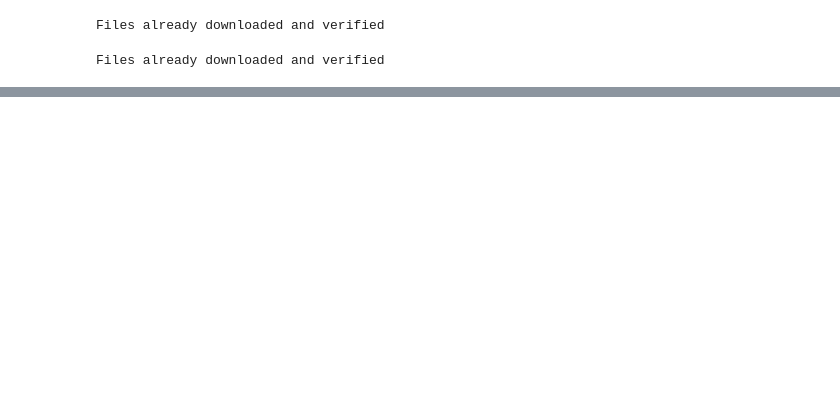
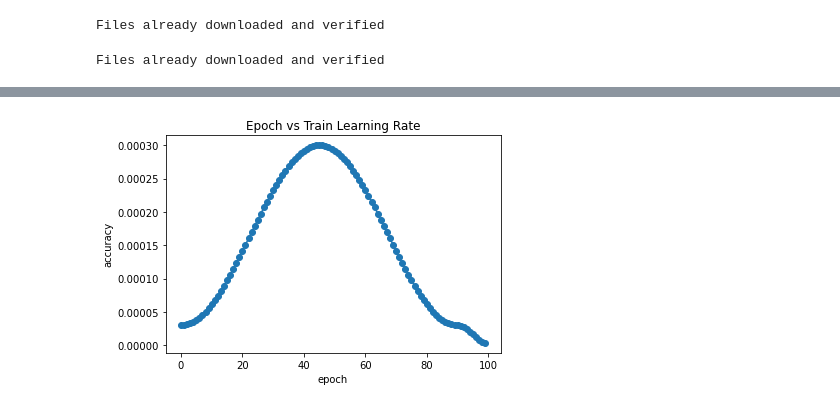
Before and after one commit to Anish-Mitagar/CNNandAutoencoderPytorchExperiments, a Jupyter notebook: Convolutional Neural Network.ipynb, the cells around one changed output, grey strips where cells are left out. Cells and saved outputs as stored; diff of their text form; code cells hidden in the pictures; blank space fills up the shorter version.

```diff
--- a/Convolutional Neural Network.ipynb
+++ b/Convolutional Neural Network.ipynb
@@ -228,0 +422,9 @@ with torch.no_grad():
+# %%
+plt.plot(train_lr,'-o')
+plt.xlabel('epoch')
+plt.ylabel('accuracy')
+plt.title('Epoch vs Train Learning Rate')
+
+plt.show()
+# %% [output]
+[figure, added]
```
Also changed, not shown: parts of 25 cells of this notebook, 2 other files.
